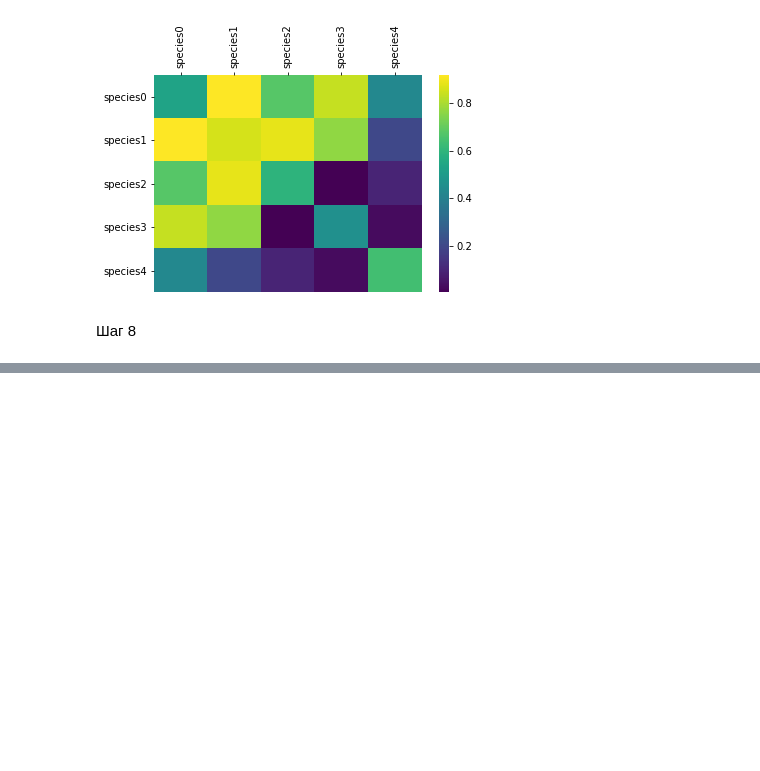
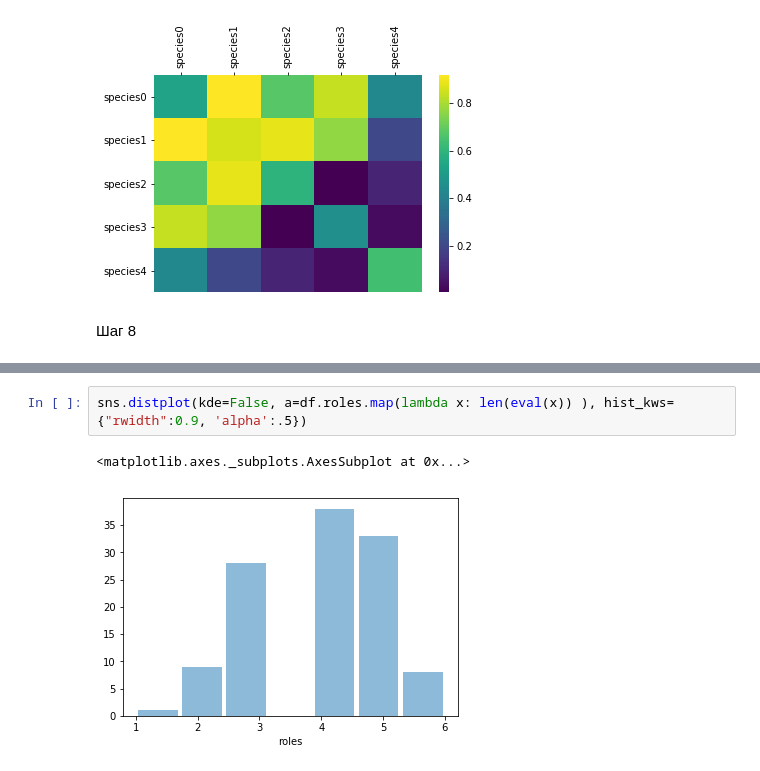
Before and after one commit to ktrushnikov/stepic_bioinformatics, a Jupyter notebook: 1.7.ipynb, the cells around one changed output, grey strips where cells are left out. Cells and saved outputs as stored; diff of their text form; blank space fills up the shorter version.

```diff
--- a/1.7.ipynb
+++ b/1.7.ipynb
@@ -133,0 +169,5 @@ t
+# %%
+sns.distplot(kde=False, a=df.roles.map(lambda x: len(eval(x)) ), hist_kws={"rwidth":0.9, 'alpha':.5})
+# %% [output]
+<matplotlib.axes._subplots.AxesSubplot at 0x...>
+[figure, added]
```
Also changed, not shown: parts of 29 cells of this notebook, 1 other file.
